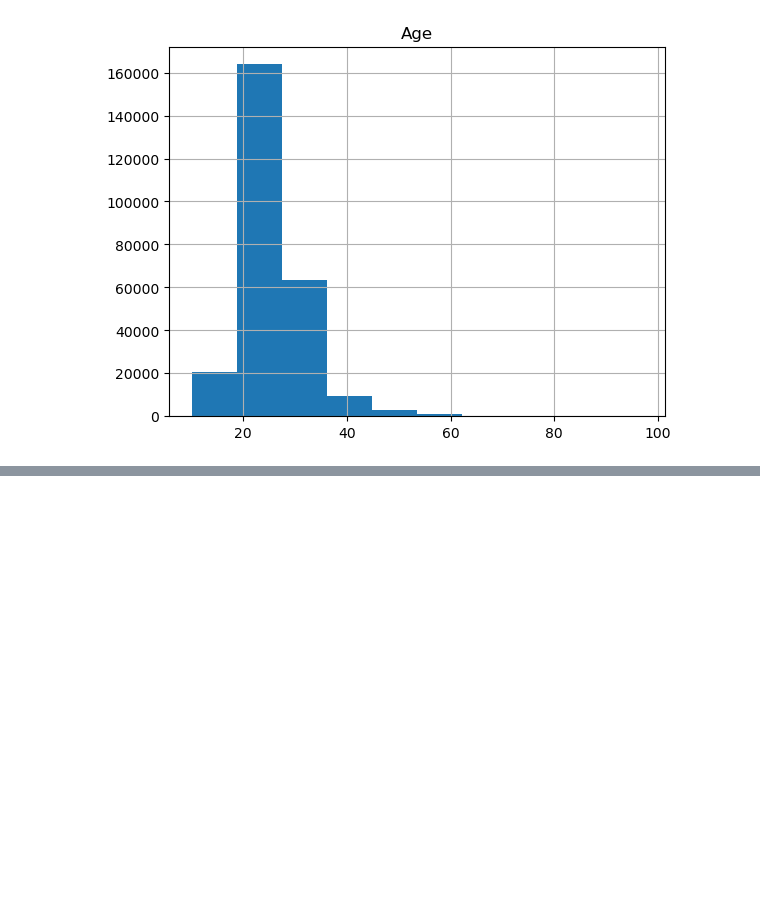
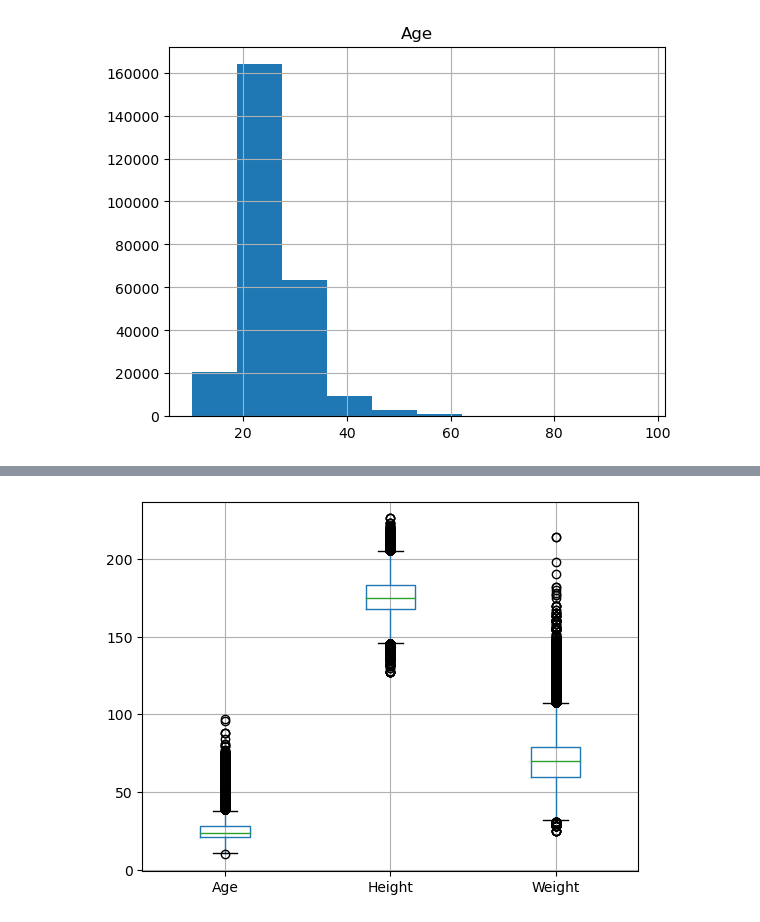
Before and after one commit to francojra/python_para_machine_learning, a Jupyter notebook: Machine_Learning.ipynb, the cells around one changed output, grey strips where cells are left out. Saved outputs shown, nothing was run; the diff lists cells and outputs as text; code cells hidden in the pictures; blank space fills up the shorter version.

```diff
--- a/Machine_Learning.ipynb
+++ b/Machine_Learning.ipynb
@@ -862,0 +868,5 @@ plt.show()
+# %%
+dados.boxplot(column = ['Age', 'Height', 'Weight'])
+plt.show()
+# %% [output]
+[figure, added]
```
Also changed, not shown: parts of 7 cells of this notebook.
